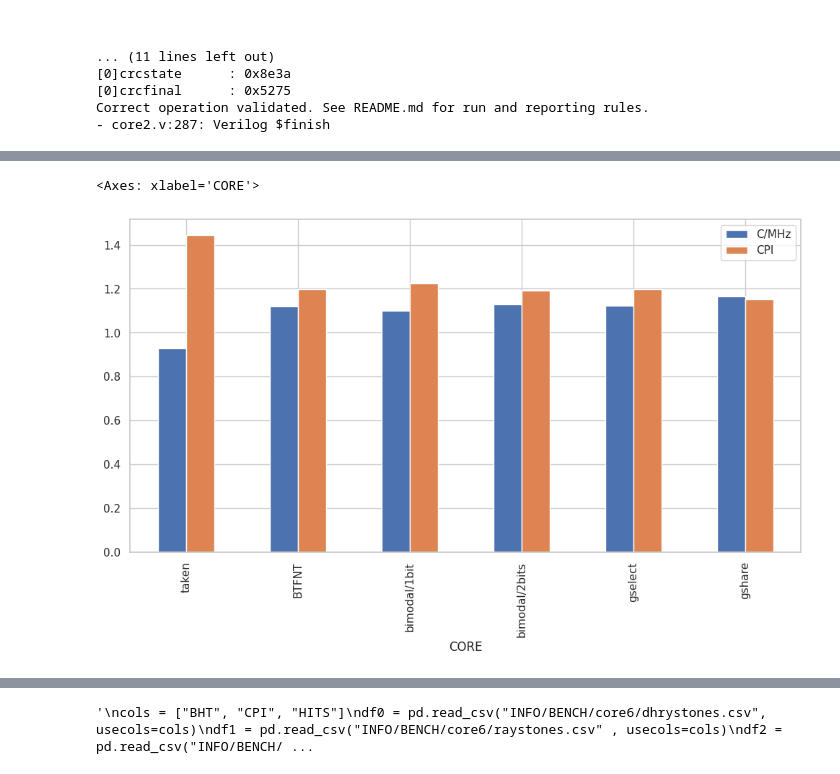
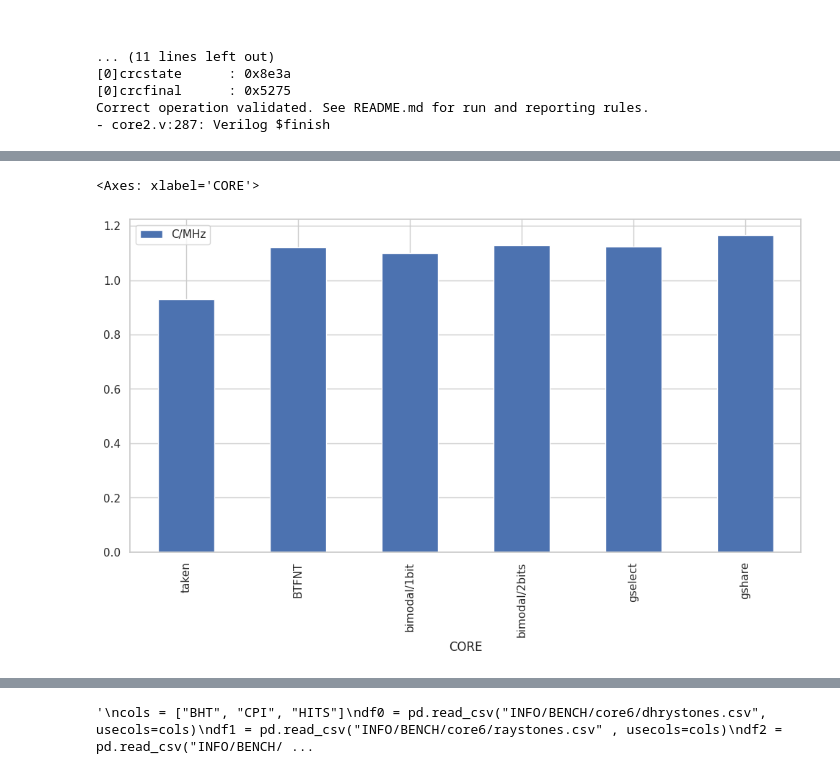
Before and after one commit to arruk/TRYonRISCV, a Jupyter notebook: sim.ipynb, the cells around one changed output, grey strips where cells are left out. Cells and saved outputs as stored; diff of their text form; code cells hidden in the pictures.

```diff
--- a/sim.ipynb
+++ b/sim.ipynb
@@ -271,6 +271,6 @@ bench.plot(kind = "bar", x = "CORE")
 # %%
-bench = pd.read_csv("INFO/BENCH/coremark.csv", usecols=["CORE", "CPI", "C/MHz"])
+bench = pd.read_csv("INFO/BENCH/coremark.csv", usecols=["CORE", "C/MHz"])
 bench.plot(kind = "bar", x = "CORE")
 # %% [output]
 <Axes: xlabel='CORE'>
-[figure, old version]
+[figure, new version]
```
Also changed, not shown: parts of 7 cells of this notebook, 23 other files.
